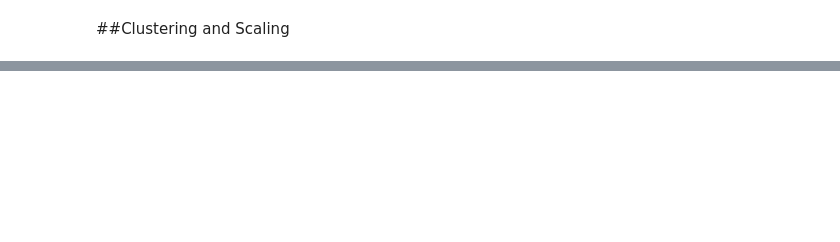
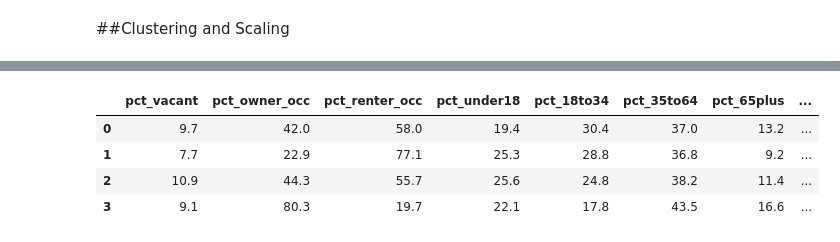
Before and after one commit to alexanderson522/INFO648, a Jupyter notebook: FinalProject/INFO648_Final_Project_AA_JK.ipynb, the cells around one changed output, grey strips where cells are left out. Saved outputs shown, nothing was run; the diff lists cells and outputs as text; code cells hidden in the pictures; blank space fills up the shorter version.

Commit message:
Clustering finalized

```diff
--- a/FinalProject/INFO648_Final_Project_AA_JK.ipynb
+++ b/FinalProject/INFO648_Final_Project_AA_JK.ipynb
@@ -296,0 +341,12 @@ The features have been converted to per-tract rates for housing, age, and demogr
+# %%
+#build the final clustering pipeline with our chosen k, fit on train only
+cluster_preprocessor = ColumnTransformer(
+    transformers=[('num', MinMaxScaler(), numeric_features)]
+)
+
+cluster_pipeline = Pipeline([
+    ('prep', cluster_preprocessor),
+    ('cluster', KMeans(n_clusters=4, random_state=42, n_init=20))
+])
+
+cluster_pipeline.fit(X_train[numeric_features])
@@ -296,0 +365,8 @@ The features have been converted to per-tract rates for housing, age, and demogr
+# %%
+X_train = X_train.copy()
+X_test = X_test.copy()
+
+X_train['cluster'] = cluster_pipeline.predict(X_train[numeric_features])
+X_test['cluster'] = cluster_pipeline.predict(X_test[numeric_features])
+
+X_train['cluster'].value_counts()
@@ -296,0 +381,16 @@ The features have been converted to per-tract rates for housing, age, and demogr
+# %%
+#pull the centroids (still in scaled 0-1 units) and the fitted scaler out of the pipeline
+centroids = cluster_pipeline.named_steps['cluster'].cluster_centers_
+scaler = cluster_pipeline.named_steps['prep'].named_transformers_['num']
+
+#convert centroids back into original units
+centroids_original = scaler.inverse_transform(centroids)
+centroids_df = pd.DataFrame(centroids_original, columns=numeric_features).round(1)
+centroids_df['n_tracts_train'] = X_train['cluster'].value_counts().sort_index().values
+centroids_df
+# %% [output]
+|  | pct_vacant | pct_owner_occ | pct_renter_occ | pct_under18 | pct_18to34 | pct_35to64 | pct_65plus | ... |
+| 0 | 9.7 | 42.0 | 58.0 | 19.4 | 30.4 | 37.0 | 13.2 | ... |
+| 1 | 7.7 | 22.9 | 77.1 | 25.3 | 28.8 | 36.8 | 9.2 | ... |
+| 2 | 10.9 | 44.3 | 55.7 | 25.6 | 24.8 | 38.2 | 11.4 | ... |
+| 3 | 9.1 | 80.3 | 19.7 | 22.1 | 17.8 | 43.5 | 16.6 | ... |
```
Also changed, not shown: parts of 13 cells of this notebook.
